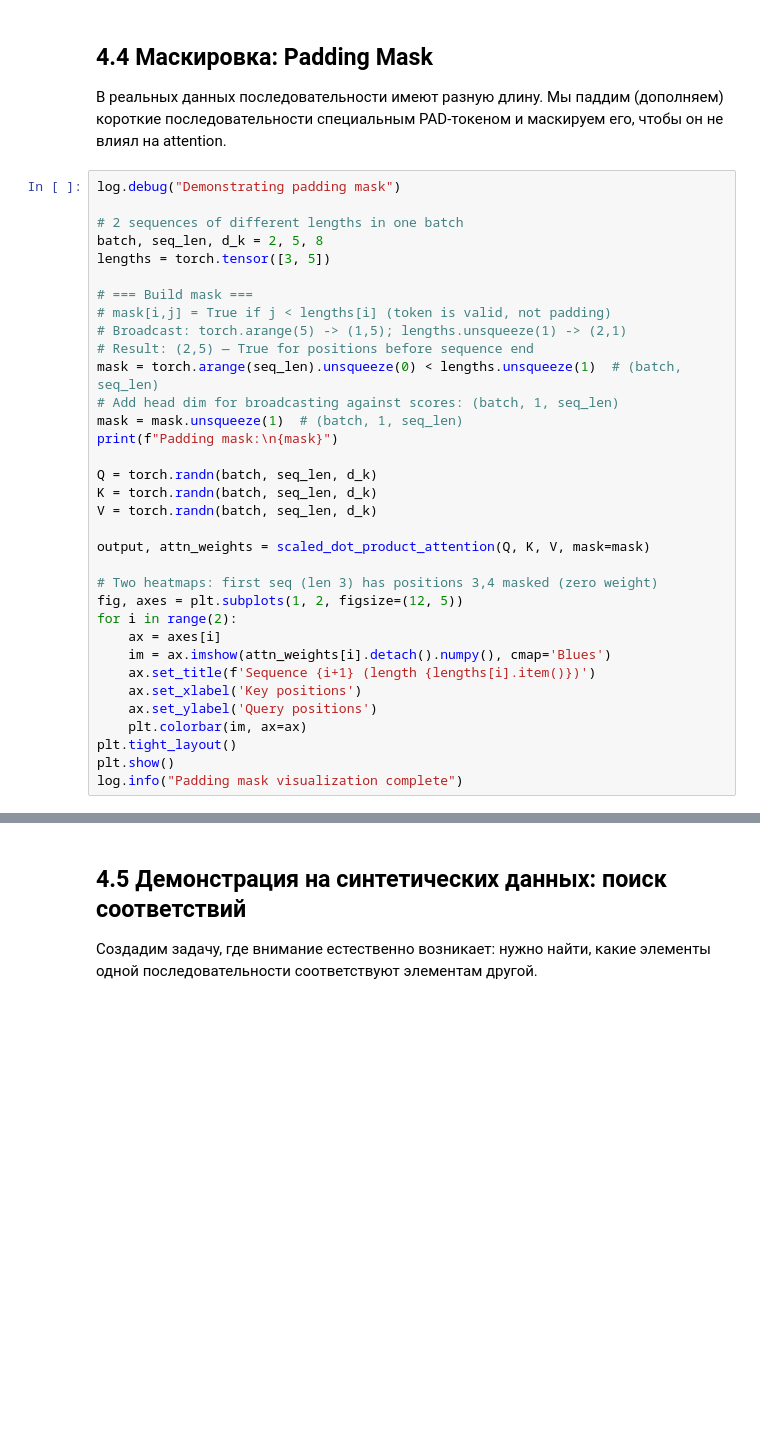
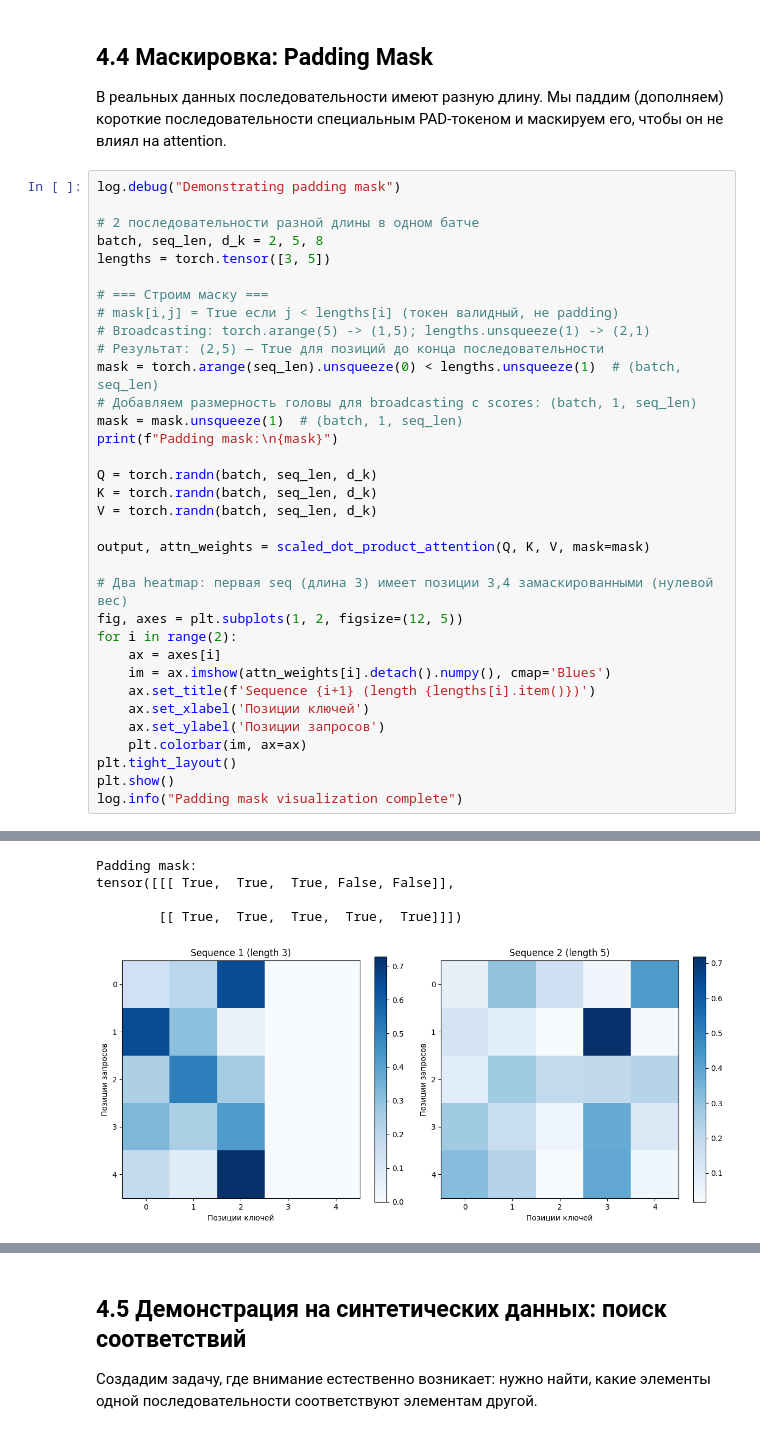
Before and after one commit to plsdemo0/transformer_learning, a Jupyter notebook: notebooks/04_attention_from_scratch.ipynb, the cells around one changed output, grey strips where cells are left out. Drawn from its saved outputs; the diff is of its cells as text; blank space fills up the shorter version.

```diff
--- a/notebooks/04_attention_from_scratch.ipynb
+++ b/notebooks/04_attention_from_scratch.ipynb
@@ -258,16 +323,16 @@ log.info("Attention heatmap plotted")
 # %%
 log.debug("Demonstrating padding mask")
 
-# 2 sequences of different lengths in one batch
+# 2 последовательности разной длины в одном батче
 batch, seq_len, d_k = 2, 5, 8
 lengths = torch.tensor([3, 5])
 
-# === Build mask ===
-# mask[i,j] = True if j < lengths[i] (token is valid, not padding)
-# Broadcast: torch.arange(5) -> (1,5); lengths.unsqueeze(1) -> (2,1)
-# Result: (2,5) — True for positions before sequence end
+# === Строим маску ===
+# mask[i,j] = True если j < lengths[i] (токен валидный, не padding)
+# Broadcasting: torch.arange(5) -> (1,5); lengths.unsqueeze(1) -> (2,1)
+# Результат: (2,5) — True для позиций до конца последовательности
 mask = torch.arange(seq_len).unsqueeze(0) < lengths.unsqueeze(1)  # (batch, seq_len)
-# Add head dim for broadcasting against scores: (batch, 1, seq_len)
+# Добавляем размерность головы для broadcasting с scores: (batch, 1, seq_len)
 mask = mask.unsqueeze(1)  # (batch, 1, seq_len)
 print(f"Padding mask:\n{mask}")
 
@@ -277,15 +342,16 @@ V = torch.randn(batch, seq_len, d_k)
 
 output, attn_weights = scaled_dot_product_attention(Q, K, V, mask=mask)
 
-# Two heatmaps: first seq (len 3) has positions 3,4 masked (zero weight)
+# Два heatmap: первая seq (длина 3) имеет позиции 3,4 замаскированными (нулевой вес)
 fig, axes = plt.subplots(1, 2, figsize=(12, 5))
 for i in range(2):
     ax = axes[i]
     im = ax.imshow(attn_weights[i].detach().numpy(), cmap='Blues')
     ax.set_title(f'Sequence {i+1} (length {lengths[i].item()})')
-    ax.set_xlabel('Key positions')
-    ax.set_ylabel('Query positions')
+    ax.set_xlabel('Позиции ключей')
+    ax.set_ylabel('Позиции запросов')
     plt.colorbar(im, ax=ax)
 plt.tight_layout()
 plt.show()
 log.info("Padding mask visualization complete")
+# %% [output]
@@ -291,0 +365,5 @@ log.info("Padding mask visualization complete")
+Padding mask:
+tensor([[[ True,  True,  True, False, False]],
+
+        [[ True,  True,  True,  True,  True]]])
+[figure, added]
```
Also changed, not shown: parts of 11 cells of this notebook, 16 other files.
